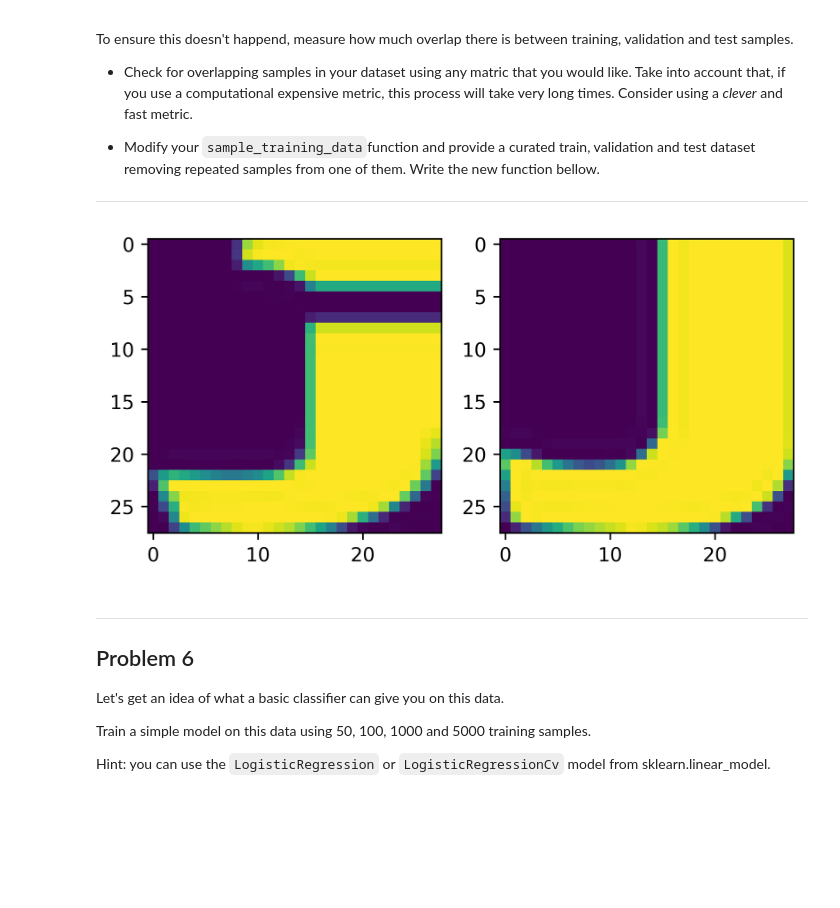
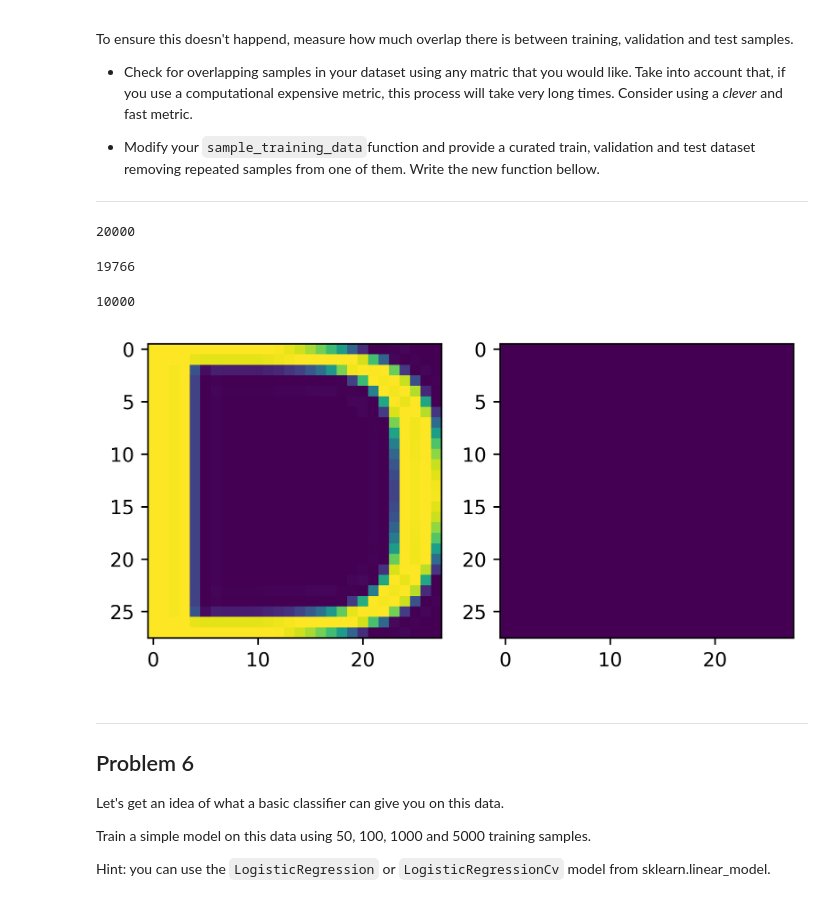
Before and after one commit to TTimTT/IPLab, a Jupyter notebook: assignments/Tim.ipynb, the cells around one changed output. Drawn from its saved outputs; the diff is of its cells as text; code cells hidden in the pictures; blank space fills up the shorter version.

```diff
--- a/assignments/Tim.ipynb
+++ b/assignments/Tim.ipynb
@@ -661,6 +658,10 @@ def compute_overlap(dataset1, dataset2, threshold, w_size=-1, w_step=-1):
             if(w_step == -1):
                 w_step = int(n/2)
 
+
+            overlap_list.append([j,k, np.allclose(data1, data2, 2)])
+
+            '''
             # Sliding window technic
             mean_dist = []
             for x in range(0, data1.shape[0], w_step):
@@ -674,15 +675,16 @@ def compute_overlap(dataset1, dataset2, threshold, w_size=-1, w_step=-1):
             # TODO so then?? How to remove, note which are the similar image??
             if(mean_dist <= threshold):
                 overlap_list.append([j,k, mean_dist])
-
+            '''
             # Debug
             #break
+        #if(j > k):
         break
     #
     return overlap_list
 # %%
 # TODO COMMENT
-overlap_list = compute_overlap(train_dataset, validation_dataset, 330, 14, 1)
+overlap_list = compute_overlap(train_dataset, validation_dataset, 330, 28, 28)
 
 # Sort by the most overlap thus we can verify
-overlap_list.sort(key=lambda x: x[2])
+overlap_list.sort(key=lambda x: x[2], reverse=True)
@@ -689,12 +696,24 @@ overlap_list.sort(key=lambda x: x[2])
+# %%
+len(train_dataset)
+# %% [output]
+20000
+# %%
+len(cleared_data)
+# %% [output]
+19766
+# %%
+len(overlap_list)
+# %% [output]
+10000
 # %%
 # Test
 fig, ax = plt.subplots(1,2)
 ax[0].imshow(train_dataset[overlap_list[0][0]])
-ax[1].imshow(validation_dataset[overlap_list[0][1]])
+ax[1].imshow(validation_dataset[overlap_list[100][1]])
 
 plt.show()
 # %% [output]
-[figure, old version]
+[figure, new version]
 # %% [markdown]
 ---
 Problem 6
```
Also changed, not shown: parts of 5 cells of this notebook.
